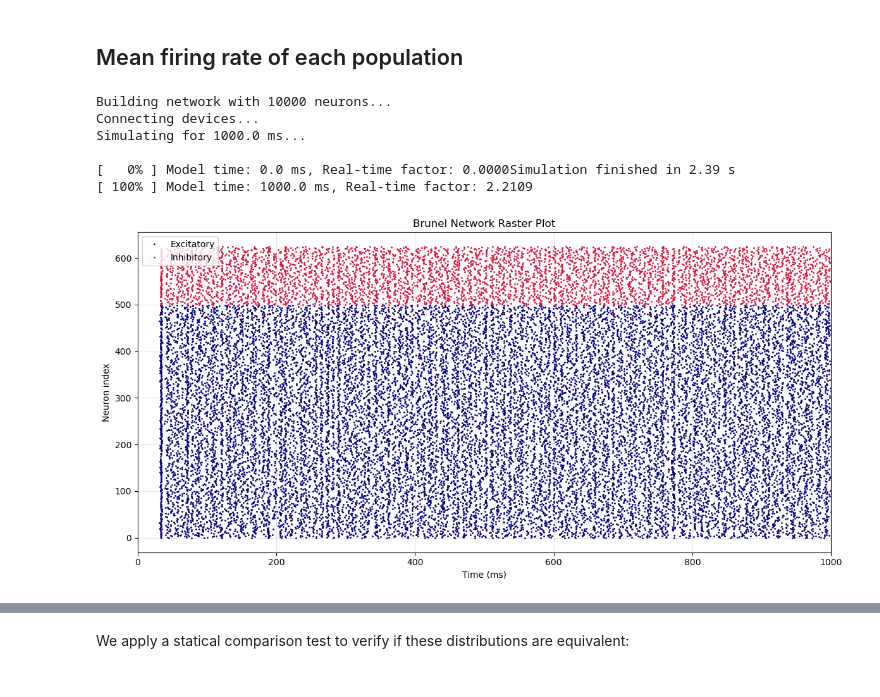
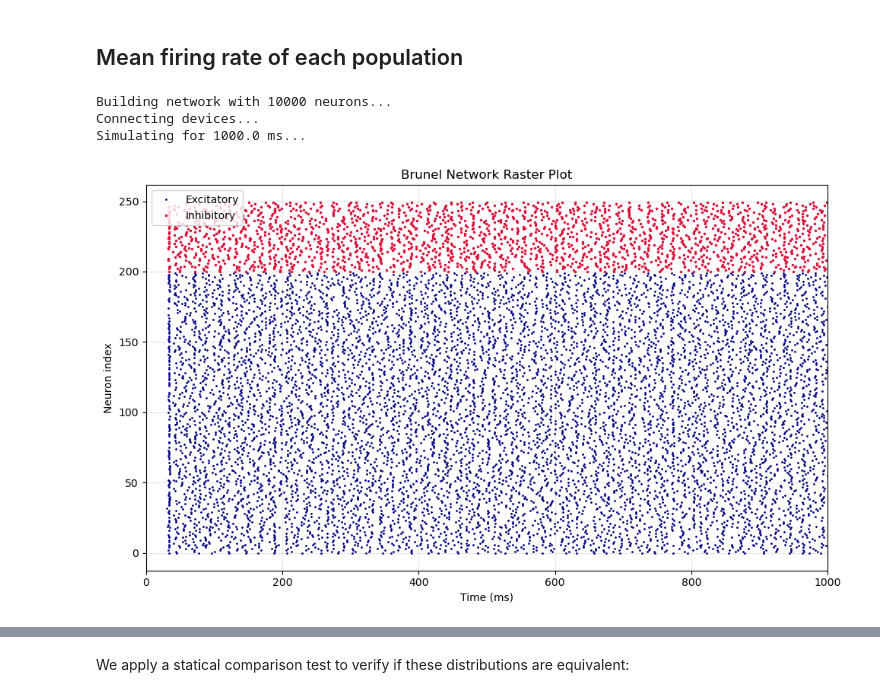
Before and after one commit to rafael-gigante/LasconProject, a Jupyter notebook: brunel_model.ipynb, the cells around one changed output, grey strips where cells are left out. Drawn from its saved outputs; the diff is of its cells as text; code cells hidden in the pictures.

```diff
--- a/brunel_model.ipynb
+++ b/brunel_model.ipynb
@@ -127,11 +127,8 @@ def run_brunel_network(N_total=10000, epsilon=0.1, J_ex=0.1, g=5.0, eta=2.0, sim
     # Run Simulation
     # -----------------
     print(f"Simulating for {sim_time} ms...")
-    start_time = time.time()
     nest.Simulate(sim_time)
-    end_time = time.time()
 
-    print(f"Simulation finished in {end_time - start_time:.2f} s")
 
     return espikes, ispikes
 # %%
@@ -172,7 +169,7 @@ def plot_brunel_raster(espikes, ispikes, N_ex, sim_time, max_neurons=500):
     ev_ex = nest.GetStatus(espikes)[0]['events']
     ev_in = nest.GetStatus(ispikes)[0]['events']
 
-    plt.figure(figsize=(12, 6))
+    plt.figure(figsize=(10, 6))
 
     # ---- Excitatory ----
     ex_min = ev_ex['senders'].min()
@@ -194,7 +191,7 @@ def plot_brunel_raster(espikes, ispikes, N_ex, sim_time, max_neurons=500):
     y_in = n_ex_shown + (ev_in['senders'][mask_in] - in_min)
 
     plt.plot(ev_in['times'][mask_in], y_in,
-            '.', markersize=2, color='crimson', label='Inhibitory')
+            '.', markersize=3, color='crimson', label='Inhibitory')
 
     # ---- Formatting ----
     plt.title("Brunel Network Raster Plot")
@@ -212,24 +209,21 @@ def plot_brunel_raster(espikes, ispikes, N_ex, sim_time, max_neurons=500):
 # %%
 # g=5.0, eta=2.0 usually results in the "Synchronous Irregular" (SI) state
 # g=4.5, eta=0.9 usually results in "Asynchronous Irregular" (AI) state
 espikes, ispikes = run_brunel_network(
     N_total=10000,
     g=5.0,
     eta=2.0,
     sim_time=1000.0
 )
 
 NE = int(0.8 * 10000)
 # Plot the results
-plot_brunel_raster(espikes, ispikes, NE, sim_time=1000.0, max_neurons=500)
+plot_brunel_raster(espikes, ispikes, NE, sim_time=1000.0, max_neurons=200)
 # %% [output]
 Building network with 10000 neurons...
 Connecting devices...
 Simulating for 1000.0 ms...
-
-[   0% ] Model time: 0.0 ms, Real-time factor: 0.0000Simulation finished in 2.39 s
-[ 100% ] Model time: 1000.0 ms, Real-time factor: 2.2109
-[figure, old version]
+[figure, new version]
 # %%
 import scipy.stats as stats
 
```
Also changed, not shown: parts of 11 cells of this notebook, 3 other files.
